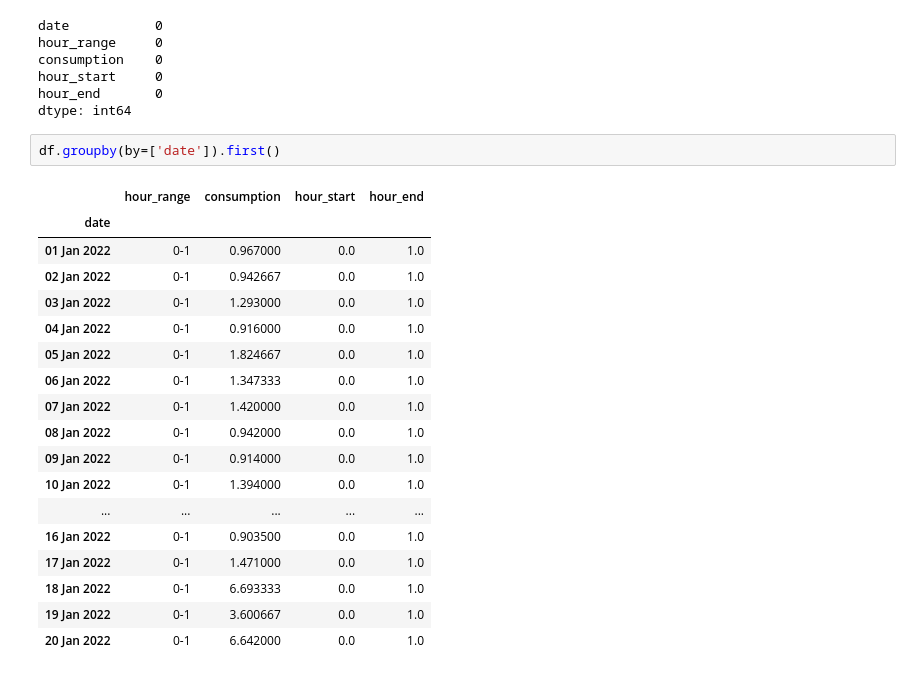
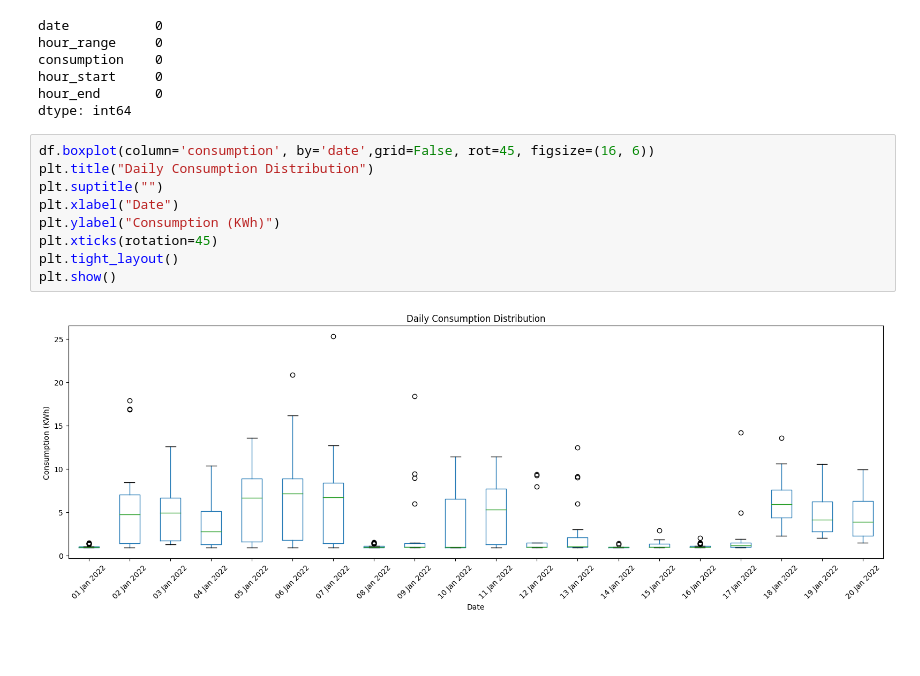
Before and after one commit to SziZsolt/energy_consumption_forecasting, a Jupyter notebook: main.ipynb, the cells around one changed output. Saved outputs shown, nothing was run; the diff lists cells and outputs as text; blank space fills up the shorter version.

```diff
--- a/main.ipynb
+++ b/main.ipynb
@@ -114,24 +116,14 @@ consumption    0
 hour_start     0
 hour_end       0
 dtype: int64
-# %%
-df.groupby(by=['date']).first()
-# %% [output]
-|  | hour_range | consumption | hour_start | hour_end |
-| date |  |  |  |  |
-| 01 Jan 2022 | 0-1 | 0.967000 | 0.0 | 1.0 |
-| 02 Jan 2022 | 0-1 | 0.942667 | 0.0 | 1.0 |
-| 03 Jan 2022 | 0-1 | 1.293000 | 0.0 | 1.0 |
-| 04 Jan 2022 | 0-1 | 0.916000 | 0.0 | 1.0 |
-| 05 Jan 2022 | 0-1 | 1.824667 | 0.0 | 1.0 |
-| 06 Jan 2022 | 0-1 | 1.347333 | 0.0 | 1.0 |
-| 07 Jan 2022 | 0-1 | 1.420000 | 0.0 | 1.0 |
-| 08 Jan 2022 | 0-1 | 0.942000 | 0.0 | 1.0 |
-| 09 Jan 2022 | 0-1 | 0.914000 | 0.0 | 1.0 |
-| 10 Jan 2022 | 0-1 | 1.394000 | 0.0 | 1.0 |
-| ... | ... | ... | ... | ... |
-| 16 Jan 2022 | 0-1 | 0.903500 | 0.0 | 1.0 |
-| 17 Jan 2022 | 0-1 | 1.471000 | 0.0 | 1.0 |
-| 18 Jan 2022 | 0-1 | 6.693333 | 0.0 | 1.0 |
-| 19 Jan 2022 | 0-1 | 3.600667 | 0.0 | 1.0 |
-| 20 Jan 2022 | 0-1 | 6.642000 | 0.0 | 1.0 |
+# %%
+df.boxplot(column='consumption', by='date',grid=False, rot=45, figsize=(16, 6))
+plt.title("Daily Consumption Distribution")
+plt.suptitle("")
+plt.xlabel("Date")
+plt.ylabel("Consumption (KWh)")
+plt.xticks(rotation=45)
+plt.tight_layout()
+plt.show()
+# %% [output]
+[figure, added]
```
Also changed, not shown: parts of 4 cells of this notebook.
